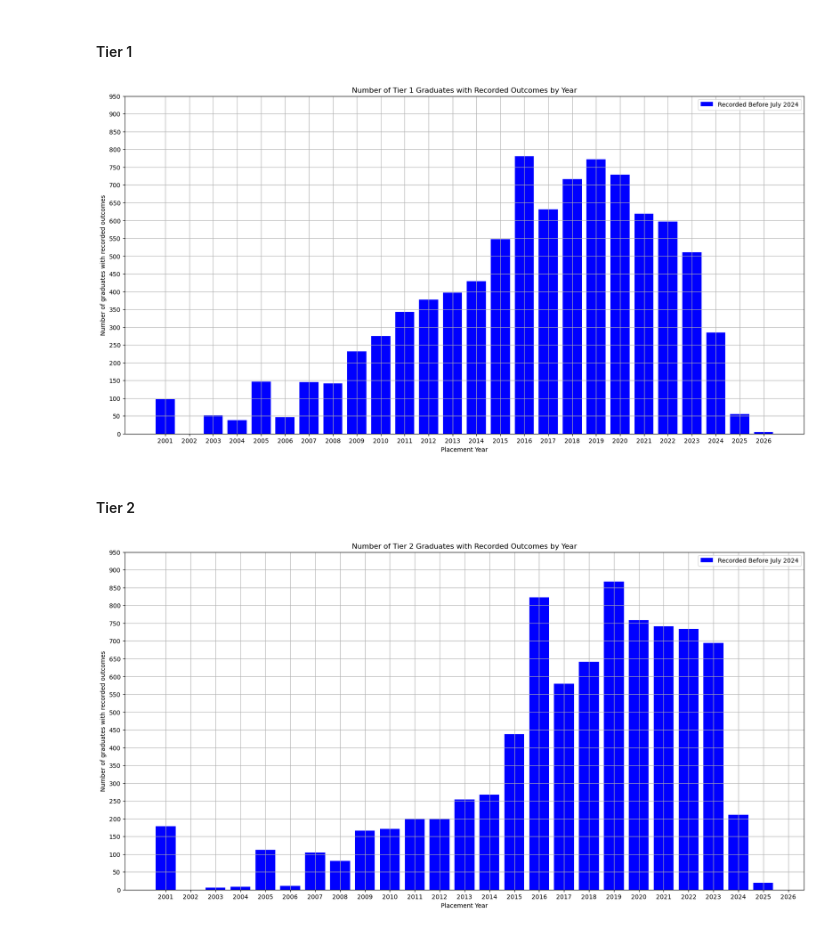
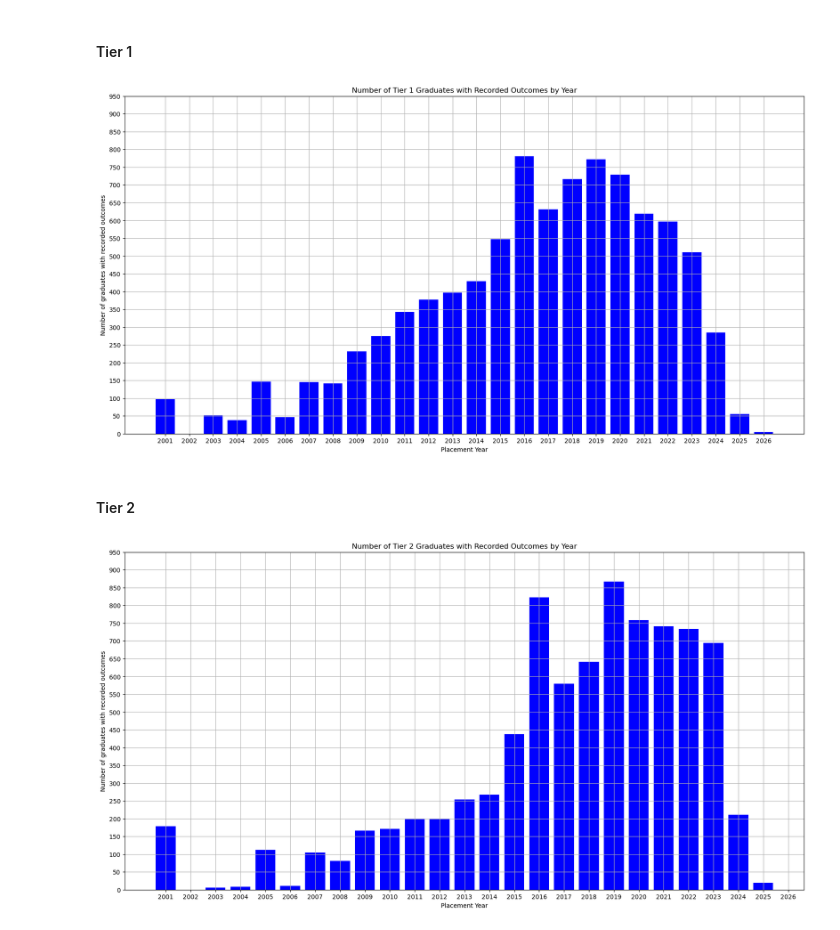
Before and after one commit to michaelpetersubc/mapinator, a Jupyter notebook: mapinator_readme/2024_update/mapinator_readme_2024.ipynb, the cells around one changed output. Saved outputs shown, nothing was run; the diff lists cells and outputs as text; code cells hidden in the pictures.

```diff
--- a/mapinator_readme/2024_update/mapinator_readme_2024.ipynb
+++ b/mapinator_readme/2024_update/mapinator_readme_2024.ipynb
@@ -168,25 +168,24 @@ plt.show()
 # %%
 fig, ax = plt.subplots(figsize=(20, 10))
 
 total_count = tier_1.groupby('year').size()
 
 years = total_count.index
 
-ax.bar(years, total_count, color='blue', label='Recorded Before July 2024')
+ax.bar(years, total_count, color='blue')
 
 
 ax.set_xlabel("Placement Year")
 ax.set_ylabel("Number of graduates with recorded outcomes")
 y_ticks = np.arange(0, 1000, 50)
 x_ticks = np.arange(2001, 2027, 1)
 ax.set_yticks(y_ticks)
 ax.set_xticks(x_ticks)
 ax.set_title("Number of Tier 1 Graduates with Recorded Outcomes by Year")
-ax.legend()
 ax.grid()
 plt.show()
 # %% [output]
-[figure, old version]
+[figure, new version]
 # %% [markdown]
 #### Tier 2
 # %%
@@ -196,7 +195,7 @@ total_count = tier_2.groupby('year').size()
 
 years = total_count.index
 
-ax.bar(years, total_count, color='blue', label='Recorded Before July 2024')
+ax.bar(years, total_count, color='blue')
 
 
 ax.set_xlabel("Placement Year")
@@ -206,8 +205,8 @@ x_ticks = np.arange(2001, 2027, 1)
 ax.set_yticks(y_ticks)
 ax.set_xticks(x_ticks)
 ax.set_title("Number of Tier 2 Graduates with Recorded Outcomes by Year")
-ax.legend()
+
 ax.grid()
 plt.show()
 # %% [output]
-[figure, old version]
+[figure, new version]
```
